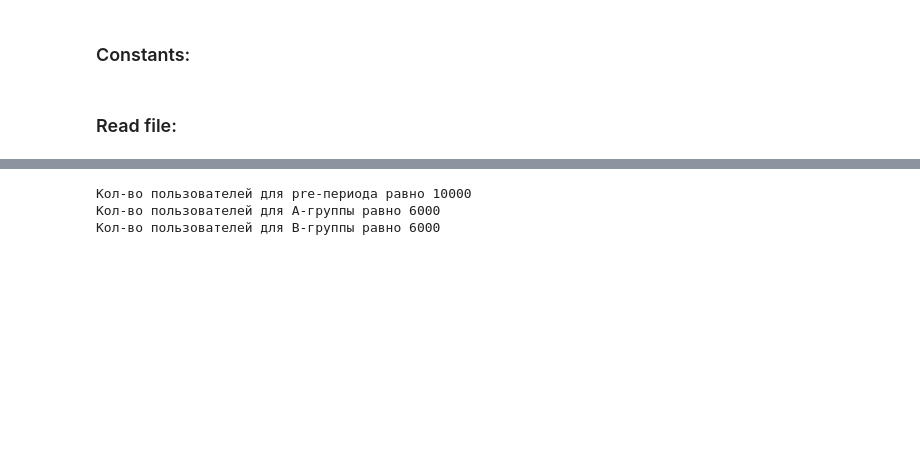
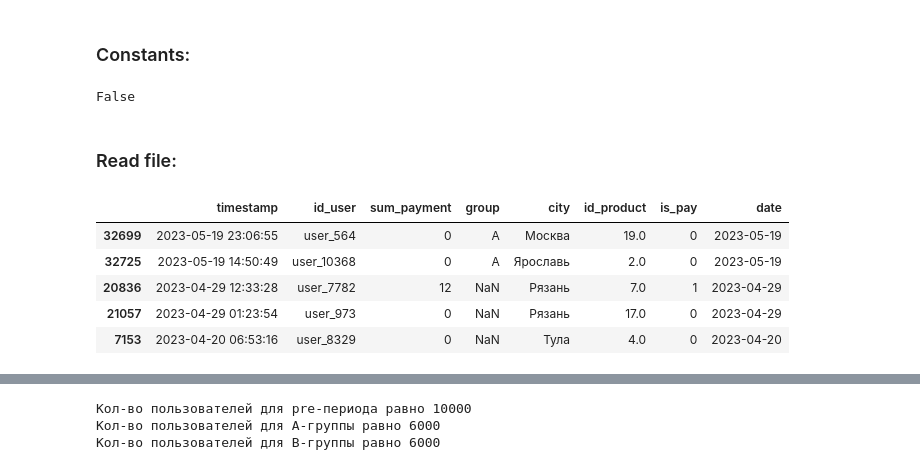
Before and after one commit to Z5-05/AB_made_2023, a Jupyter notebook: hw04/FullABtesting.ipynb, the cells around one changed output, grey strips where cells are left out. Drawn from its saved outputs; the diff is of its cells as text; code cells hidden in the pictures; blank space fills up the shorter version.

```diff
--- a/hw04/FullABtesting.ipynb
+++ b/hw04/FullABtesting.ipynb
@@ -12,7 +18,22 @@ BETA = 0.2
+# %%
+pd.to_datetime(1653285343, unit='s') <= pd.to_datetime('2022-05-23', format='%Y-%m-%d')
+# %% [output]
+False
 # %% [markdown]
 ### Read file:
 # %%
 df = pd.read_csv("ab_made_4.gzip", compression='gzip')
+df['timestamp'] = pd.to_datetime(df['timestamp'], unit='s') + timedelta(hours=3)
+df['date'] = pd.to_datetime(df['date'], format='%Y-%m-%d')
+# %%
+df.sample(5)
+# %% [output]
+|  | timestamp | id_user | sum_payment | group | city | id_product | is_pay | date |
+| 32699 | 2023-05-19 23:06:55 | user_564 | 0 | A | Москва | 19.0 | 0 | 2023-05-19 |
+| 32725 | 2023-05-19 14:50:49 | user_10368 | 0 | A | Ярославь | 2.0 | 0 | 2023-05-19 |
+| 20836 | 2023-04-29 12:33:28 | user_7782 | 12 | NaN | Рязань | 7.0 | 1 | 2023-04-29 |
+| 21057 | 2023-04-29 01:23:54 | user_973 | 0 | NaN | Рязань | 17.0 | 0 | 2023-04-29 |
+| 7153 | 2023-04-20 06:53:16 | user_8329 | 0 | NaN | Тула | 4.0 | 0 | 2023-04-20 |
 # %%
 pre_group_df = df[df['group'].isna()]
 a_group_df = df[df['group'] == 'A']
```
Also changed, not shown: parts of 35 cells of this notebook.
